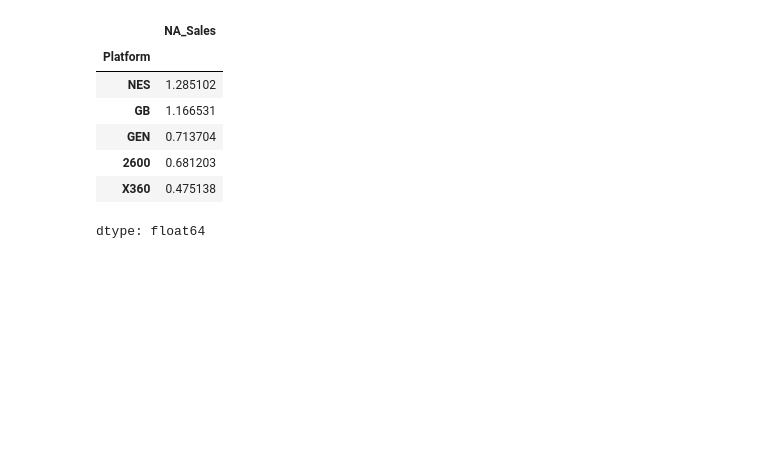
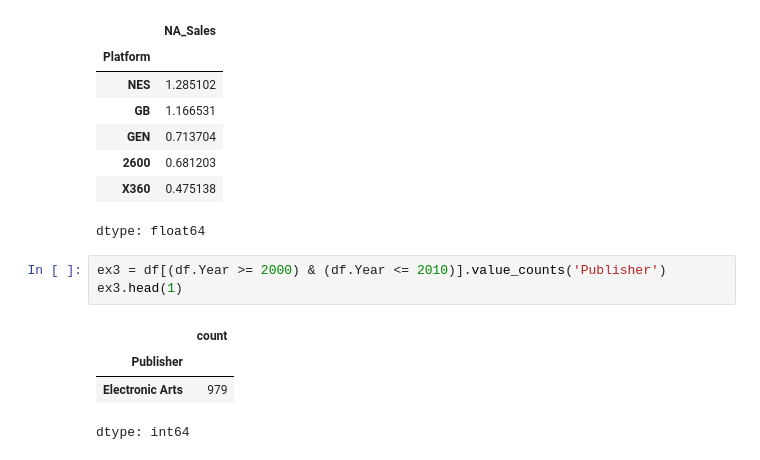
Before and after one commit to AndrielHenrique/data_science_2025, a Jupyter notebook: notebooks/Lab03_Essential_Libs_PartII/Exercicio_pandas.ipynb, the cells around one changed output. Saved outputs shown, nothing was run; the diff lists cells and outputs as text; blank space fills up the shorter version.

```diff
--- a/notebooks/Lab03_Essential_Libs_PartII/Exercicio_pandas.ipynb
+++ b/notebooks/Lab03_Essential_Libs_PartII/Exercicio_pandas.ipynb
@@ -264,3 +264,11 @@ ex2.head(5)
 | 2600 | 0.681203 |
 | X360 | 0.475138 |
 dtype: float64
+# %%
+ex3 = df[(df.Year >= 2000) & (df.Year <= 2010)].value_counts('Publisher')
+ex3.head(1)
+# %% [output]
+|  | count |
+| Publisher |  |
+| Electronic Arts | 979 |
+dtype: int64
```
